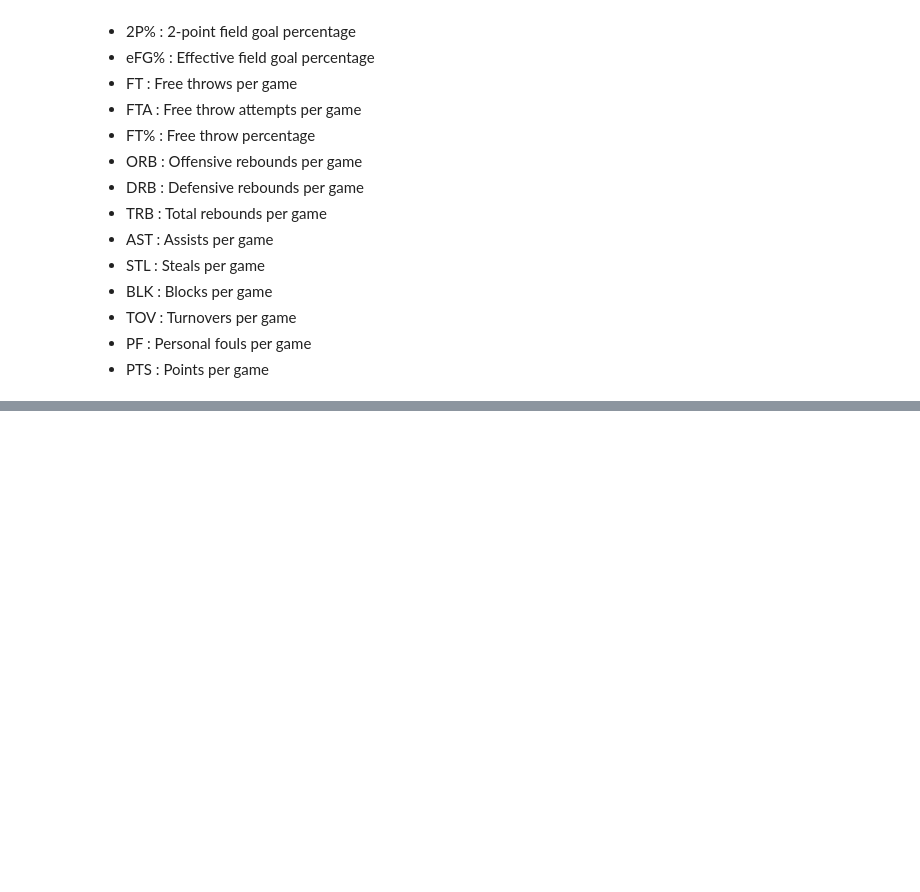
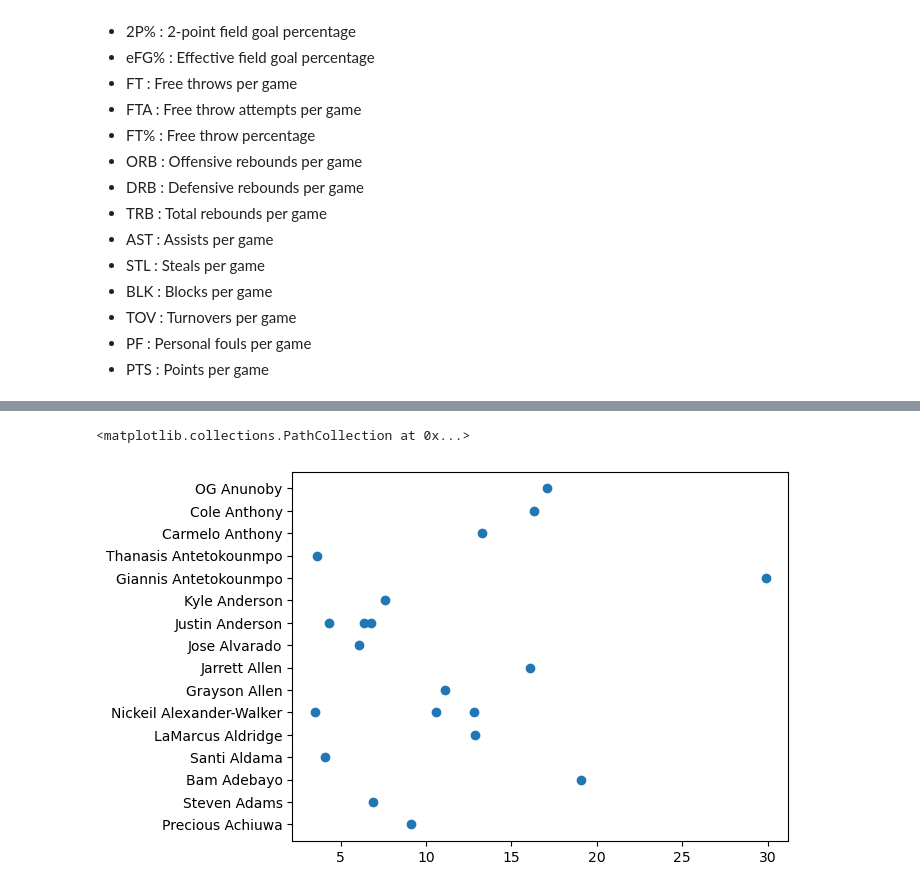
Before and after one commit to Hei-Chunhei/NBA_Players_Scoring_Prediction_Regression, a Jupyter notebook: NBA_Scoring_Prediction_Regular_and_Playoff_Regression.ipynb, the cells around one changed output, grey strips where cells are left out. Cells and saved outputs as stored; diff of their text form; code cells hidden in the pictures; blank space fills up the shorter version.

```diff
--- a/NBA_Scoring_Prediction_Regular_and_Playoff_Regression.ipynb
+++ b/NBA_Scoring_Prediction_Regular_and_Playoff_Regression.ipynb
@@ -54,8 +54,7 @@ import pandas as pd
 import numpy as np
 import matplotlib.pyplot as plt
 # %%
-
 # Specify the encoding parameter when reading the CSV file
-df = pd.read_csv("2021_2022_NBA_PlayerStats_Regular.csv", encoding='latin1')
+df = pd.read_csv("2021_2022_NBA_PlayerStats_Regular.csv", encoding='latin1', sep=";")
 # %%
 # Specify the encoding parameter when reading the CSV file
@@ -62,0 +124,6 @@ df2 = pd.read_csv("2021_2022_NBA_PlayerStats_Playoffs.csv", encoding='latin1')
+# %%
+fig, ax = plt.subplots()
+ax.scatter(df["PTS"][:20], df["Player"][:20])
+# %% [output]
+<matplotlib.collections.PathCollection at 0x...>
+[figure, added]
```
Also changed, not shown: parts of 75 cells of this notebook.
